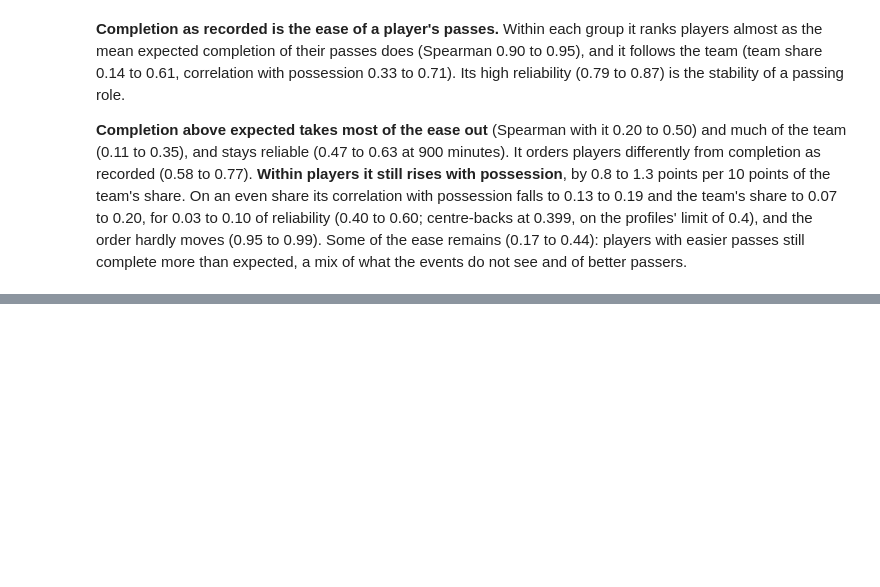
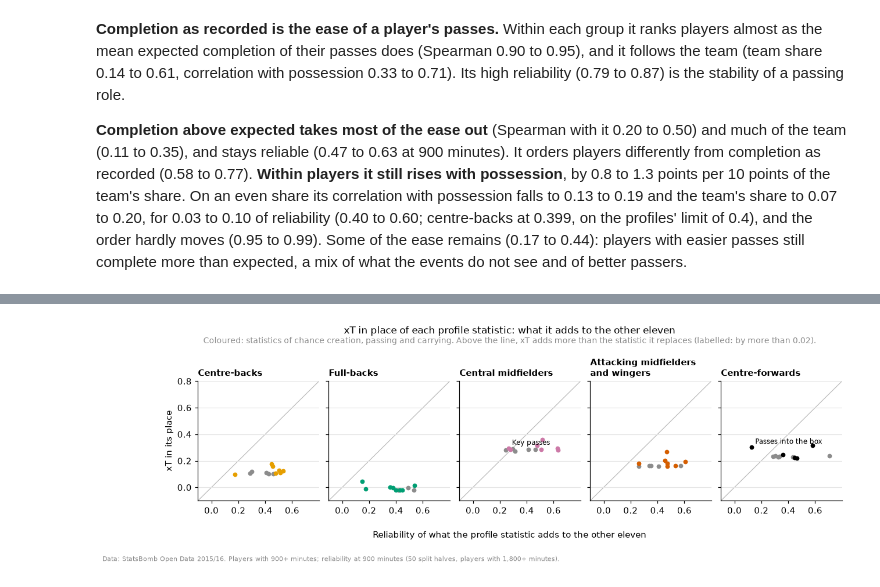
Before and after one commit to Fabiohhp/football-scouting, a Jupyter notebook: notebooks/03_possession_value.ipynb, the cells around one changed output, grey strips where cells are left out. Drawn from its saved outputs; the diff is of its cells as text; code cells hidden in the pictures; blank space fills up the shorter version.

```diff
--- a/notebooks/03_possession_value.ipynb
+++ b/notebooks/03_possession_value.ipynb
@@ -1216,14 +1226,16 @@ players with 900+ minutes:
   The same test on each profile statistic, against the other eleven, is the yardstick: what a
   statistic already in the profile adds to the rest.
 # %%
-profile_values = con.sql("SELECT * FROM profile_values").df()
-profile_statistics = con.sql("SELECT * FROM profile_statistics").df()
+# The profiles as notebook 02 chose them, from the event counts (section 4 revises three places).
+PROFILES = cfg.count_profiles
+counted = build_profiles(con, cfg, PROFILES)
+profile_values, profile_statistics = counted.values, counted.statistics
 adjusted = profile_values.pivot(index="player_id", columns="statistic", values="adjusted")
 xt_adjusted = pd.concat([adjusted_season[(g, "elasticity")].gained for g in OUTFIELD])
 similar, close = {}, []
 for g in OUTFIELD:
     ids = regulars.index[regulars.comparison_group == g]
-    rho = adjusted.loc[ids, list(cfg.profiles[g])].corrwith(xt_adjusted.loc[ids], method="spearman")
+    rho = adjusted.loc[ids, list(PROFILES[g])].corrwith(xt_adjusted.loc[ids], method="spearman")
     rho = rho.sort_values(key=abs, ascending=False)
     similar[GROUP_NAMES[g]] = [f"{LABELS[m]} ({v:.2f})" for m, v in rho.head(4).items()]
     close += [
@@ -1251,14 +1263,14 @@ CV = KFold(10, shuffle=True, random_state=2016)
 CREDIT_SUMS = [c for c in SUMS if c != "minutes"]
 COLUMNS = [*SUMMED, *POSSESSION, *CREDIT_SUMS]
 # The matches of the players with 1,800+ minutes: the profile's counts, rescaled per recording
-# context as in the profiles (`profile_recording`), with possession and the xT credit.
+# context as in the profiles, with possession and the xT credit.
 half_counts = player_match_counts(con).merge(
     poss_sums[[*KEYS, *POSSESSION, *CREDIT_SUMS]], on=KEYS, how="left", validate="1:1"
 )
 half_counts = half_counts[half_counts.player_id.isin(long_season.index)]
 half_counts = rescale(
     half_counts, players.comparison_group, recording_context(half_counts, cfg),
-    con.sql("SELECT * FROM profile_recording").df(),
+    counted.recording,
 )  # fmt: skip
 
 
@@ -1269,7 +1281,7 @@ def unique_parts(values: pd.DataFrame, models: dict) -> pd.DataFrame:
 
 rows, xt_predicted, refit = [], {}, []
 for g in OUTFIELD:
-    stats = list(cfg.profiles[g])
+    stats = list(PROFILES[g])
     targets = ["xt", *stats]
     ids = regulars.index[regulars.comparison_group == g]
     values = adjusted.loc[ids, stats].assign(xt=xt_adjusted.loc[ids])
@@ -1867,0 +2021,68 @@ of centre-backs to the 19th, Serge Aurier from the 96th to the 16th of full-back
+# %%
+XT_FAMILIES = ["Chance creation", "Passing and progression", "Carrying and ball security"]
+COVERED = {m for f in XT_FAMILIES for m in FAMILIES[f]}
+xt_swaps = swap_table[swap_table.candidate == "xt"].assign(
+    covered=lambda d: d.replaced.isin(COVERED),
+    gain=lambda d: d.unique_candidate - d.unique_replaced,
+)
+fig, axes = plt.subplots(1, len(OUTFIELD), figsize=(13, 3.6), sharex=True, sharey=True)
+for ax, g in zip(axes, OUTFIELD, strict=True):
+    d = xt_swaps[xt_swaps.group == g]
+    ax.plot([-0.1, 0.8], [-0.1, 0.8], color="#BBBBBB", lw=0.8, zorder=0)
+    for covered, color in [(False, GREY), (True, GROUP_COLORS[g])]:
+        e = d[d.covered == covered]
+        ax.scatter(e.unique_replaced, e.unique_candidate, s=26, color=color, lw=0, zorder=3)
+    for _, row in d[d.covered & (d.gain > 0.02)].iterrows():
+        short = NAMES[row.replaced].split(" (")[0].replace("Completed passes", "Passes")
+        ax.annotate(
+            short, (row.unique_replaced, row.unique_candidate), xytext=(4, 4),
+            textcoords="offset points", fontsize=8,
+        )  # fmt: skip
+    ax.set_title(GROUP_NAMES[g].replace(" and ", "\nand "), fontsize=10)
+    ax.set_xticks([0, 0.2, 0.4, 0.6])
+axes[0].set(xlim=(-0.1, 0.8), ylim=(-0.1, 0.8), ylabel="xT in its place")
+fig.supxlabel(
+    "Reliability of what the profile statistic adds to the other eleven", fontsize=10, y=0.05
+)
+fig.suptitle("xT in place of each profile statistic: what it adds to the other eleven", fontsize=11)
+fig.text(
+    0.5, 0.905, "Coloured: statistics of chance creation, passing and carrying. Above the line, "
+    "xT adds more than the statistic it replaces (labelled: by more than 0.02).",
+    ha="center", fontsize=9, color=GREY,
+)  # fmt: skip
+fig.subplots_adjust(bottom=0.22, top=0.74, wspace=0.08)
+credit(
+    fig,
+    "Data: StatsBomb Open Data 2015/16. Players with 900+ minutes; reliability at 900 minutes "
+    "(50 split halves, players with 1,800+ minutes).",
+)
+plt.show()
+
+best = (
+    xt_swaps[xt_swaps.covered].sort_values("gain", ascending=False).groupby("group").head(2)
+    .set_index("group").loc[OUTFIELD]
+)  # fmt: skip
+shown = pd.DataFrame({
+    ("In place of", ""): best.replaced.map(NAMES),
+    ("Reliability", "Replaced"): best.reliability_replaced,
+    ("Reliability", "xT"): best.reliability_candidate,
+    ("Unique part's reliability", "Replaced"): best.unique_replaced,
+    ("Unique part's reliability", "xT"): best.unique_candidate,
+    ("Unique part's team share", "Replaced"): best.team_replaced,
+    ("Unique part's team share", "xT"): best.team_candidate,
+    ("xT: closest of the rest", ""): [
+        f"{NAMES[c]} ({v:.2f})" for c, v in zip(best.closest, best.closest_rho, strict=True)
+    ],
+}).rename(index=GROUP_NAMES)  # fmt: skip
+numbers = [c for c in shown.columns if c[0] not in ("In place of", "xT: closest of the rest")]
+display(
+    shown.rename_axis(index=None)
+    .style.format("{:.2f}", subset=numbers)
+    .set_caption(
+        "The two swaps of xT within creation, passing and carrying that add most in each group, "
+        "players with 900+ minutes: reliability at 900 minutes, reliability and team share of "
+        "the part the other eleven do not predict, strongest Spearman with them"
+    )
+)
+# %% [output]
+[figure, added]
```
Also changed, not shown: parts of 16 cells of this notebook, 16 other files.
